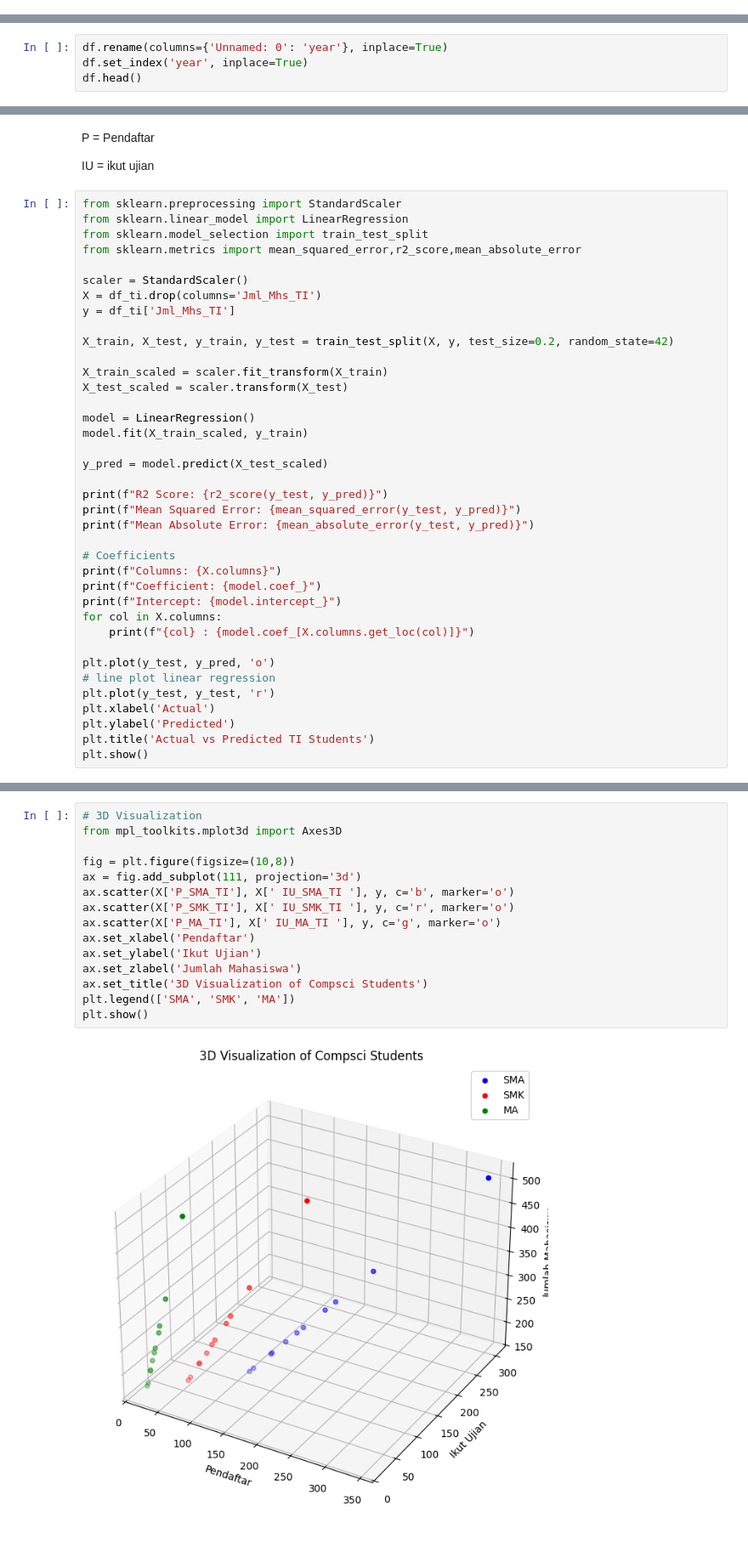
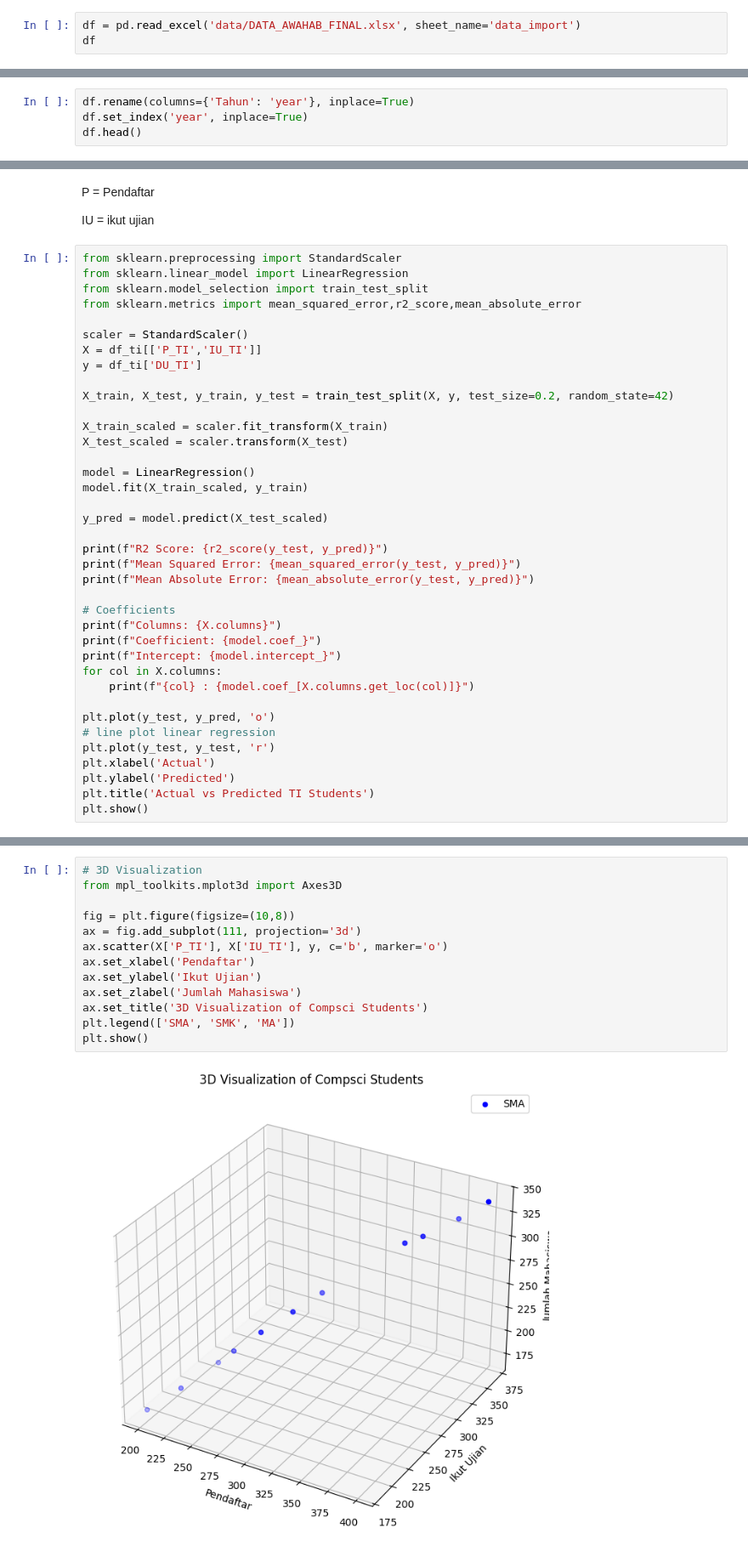
Before and after one commit to LeToyek/be_awahab, a Jupyter notebook: notebooks/predict.ipynb, the cells around one changed output, grey strips where cells are left out. Shown: that part at 85% size. Cells and saved outputs as stored; diff of their text form.

```diff
--- a/notebooks/predict.ipynb
+++ b/notebooks/predict.ipynb
@@ -23,0 +48,3 @@ df.head()
+# %%
+df = pd.read_excel('data/DATA_AWAHAB_FINAL.xlsx', sheet_name='data_import')
+df
@@ -54,5 +94,5 @@ memory usage: 1.8+ KB
 # %%
-df.rename(columns={'Unnamed: 0': 'year'}, inplace=True)
+df.rename(columns={'Tahun': 'year'}, inplace=True)
 df.set_index('year', inplace=True)
 df.head()
 # %% [output]
@@ -138,8 +170,8 @@ from sklearn.model_selection import train_test_split
 from sklearn.metrics import mean_squared_error,r2_score,mean_absolute_error
 
 scaler = StandardScaler()
-X = df_ti.drop(columns='Jml_Mhs_TI')
-y = df_ti['Jml_Mhs_TI']
+X = df_ti[['P_TI','IU_TI']]
+y = df_ti['DU_TI']
 
 X_train, X_test, y_train, y_test = train_test_split(X, y, test_size=0.2, random_state=42)
 
@@ -189,17 +214,15 @@ P_MA_TI : 3.6285901761804915
 # %%
 # 3D Visualization
 from mpl_toolkits.mplot3d import Axes3D
 
 fig = plt.figure(figsize=(10,8))
 ax = fig.add_subplot(111, projection='3d')
-ax.scatter(X['P_SMA_TI'], X[' IU_SMA_TI '], y, c='b', marker='o')
-ax.scatter(X['P_SMK_TI'], X[' IU_SMK_TI '], y, c='r', marker='o')
-ax.scatter(X['P_MA_TI'], X[' IU_MA_TI '], y, c='g', marker='o')
+ax.scatter(X['P_TI'], X['IU_TI'], y, c='b', marker='o')
 ax.set_xlabel('Pendaftar')
 ax.set_ylabel('Ikut Ujian')
 ax.set_zlabel('Jumlah Mahasiswa')
 ax.set_title('3D Visualization of Compsci Students')
 plt.legend(['SMA', 'SMK', 'MA'])
 plt.show()
 # %% [output]
-[figure, old version]
+[figure, new version]
```
Also changed, not shown: parts of 15 cells of this notebook, 4 other files.
